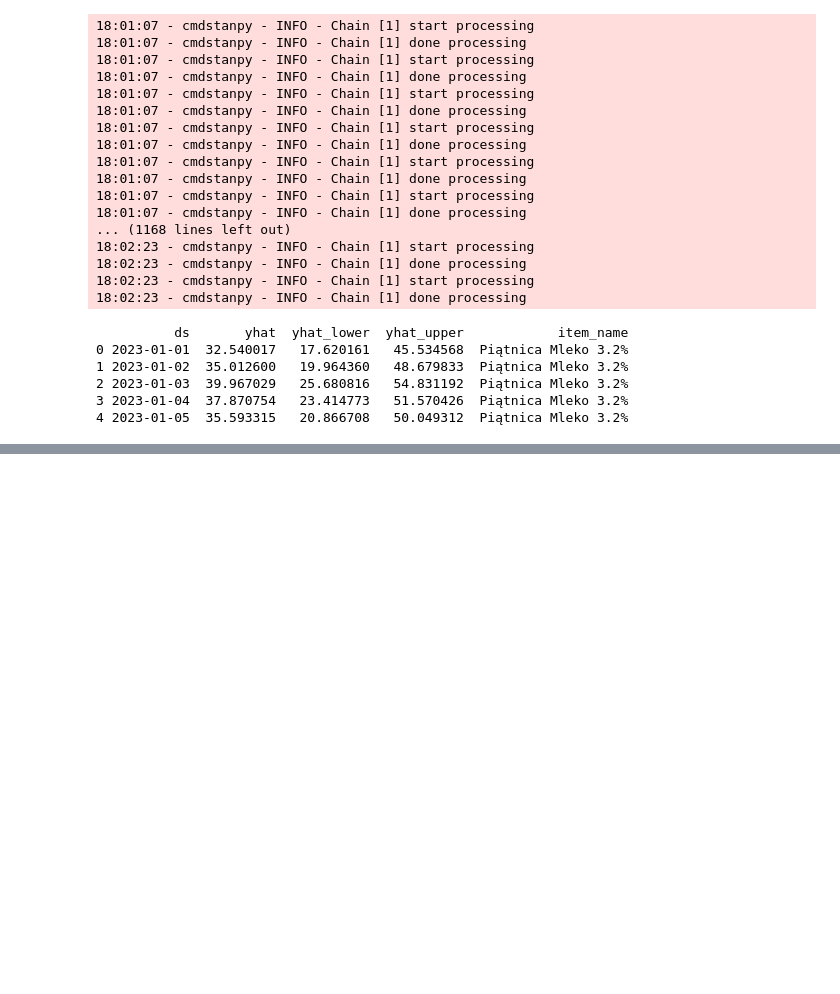
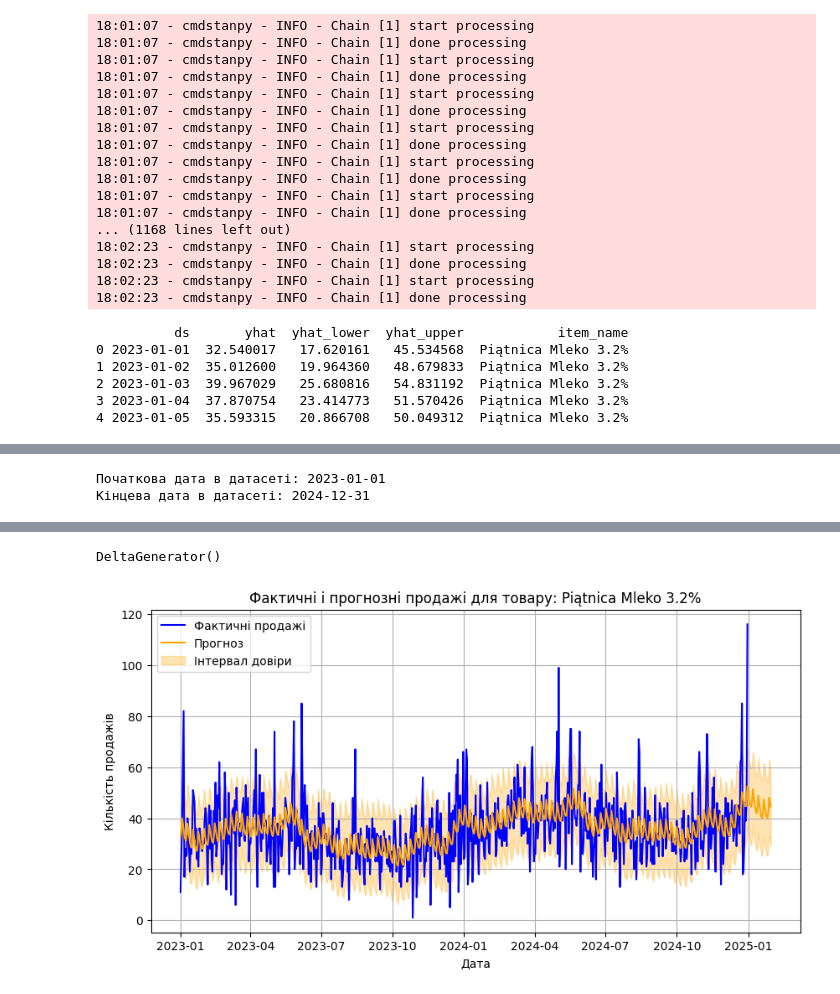
Before and after one commit to Exzustic/shop-quantity-prediction, a Jupyter notebook: notebooks/03_train_model.ipynb, the cells around one changed output, grey strips where cells are left out. Drawn from its saved outputs; the diff is of its cells as text; code cells hidden in the pictures; blank space fills up the shorter version.

Commit message:
added streamlit in model

```diff
--- a/notebooks/03_train_model.ipynb
+++ b/notebooks/03_train_model.ipynb
@@ -184,3 +184,57 @@ item_dropdown.value = item_dropdown.options[0]
 # %% [output]
 Dropdown(description='Оберіть товар:', options=('Piątnica Mleko 3.2%', 'Mlekovita Ser żółty plasterki', 'Presi…
 [interactive output not drawn]
+# %%
+df['date'] = pd.to_datetime(df['ds'])  # якщо ще не datetime
+
+min_date = df['date'].min()
+max_date = df['date'].max()
+
+print(f"Початкова дата в датасеті: {min_date.strftime('%Y-%m-%d')}")
+print(f"Кінцева дата в датасеті: {max_date.strftime('%Y-%m-%d')}")
+# %% [output]
+Початкова дата в датасеті: 2023-01-01
+Кінцева дата в датасеті: 2024-12-31
+# %%
+import streamlit as st
+import matplotlib.pyplot as plt
+import pandas as pd
+
+# Припустимо, у тебе є:
+# df — оригінальні дані з колонками ds, y (фактичні продажі) і item_name
+# final_forecast_df — прогноз з колонками ds, yhat, yhat_lower, yhat_upper і item_name
+
+# Вибір товару
+item_selected = st.selectbox("Оберіть товар", final_forecast_df['item_name'].unique())
+
+# Фільтруємо оригінальні дані і прогноз по вибраному товару
+actual_data = df[df['item_name'] == item_selected][['ds', 'y']].copy()
+forecast_data = final_forecast_df[final_forecast_df['item_name'] == item_selected][['ds', 'yhat', 'yhat_lower', 'yhat_upper']].copy()
+
+# Конвертуємо дати у datetime (якщо потрібно)
+actual_data['ds'] = pd.to_datetime(actual_data['ds'])
+forecast_data['ds'] = pd.to_datetime(forecast_data['ds'])
+
+# Малюємо графік
+fig, ax = plt.subplots(figsize=(10, 5))
+
+# Фактичні дані
+ax.plot(actual_data['ds'], actual_data['y'], label='Фактичні продажі', color='blue')
+
+# Прогноз (середнє значення)
+ax.plot(forecast_data['ds'], forecast_data['yhat'], label='Прогноз', color='orange')
+
+# Інтервал довіри
+ax.fill_between(forecast_data['ds'],
+                forecast_data['yhat_lower'], xw
+                forecast_data['yhat_upper'],
+                color='orange', alpha=0.3, label='Інтервал довіри')
+
+ax.set_title(f"Фактичні і прогнозні продажі для товару: {item_selected}")
+ax.set_xlabel("Дата")
+ax.set_ylabel("Кількість продажів")
+ax.legend()
+ax.grid(True)
+
+st.pyplot(fig)
+# %% [output]
@@ -186,0 +258,2 @@ Dropdown(description='Оберіть товар:', options=('Piątnica Mleko 3.2
+DeltaGenerator()
+[figure, added]
```
Also changed, not shown: parts of 1 cell of this notebook.
